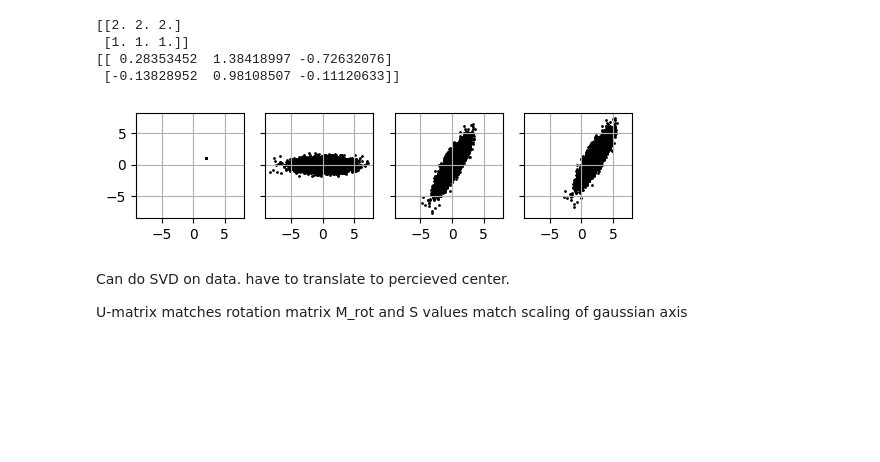
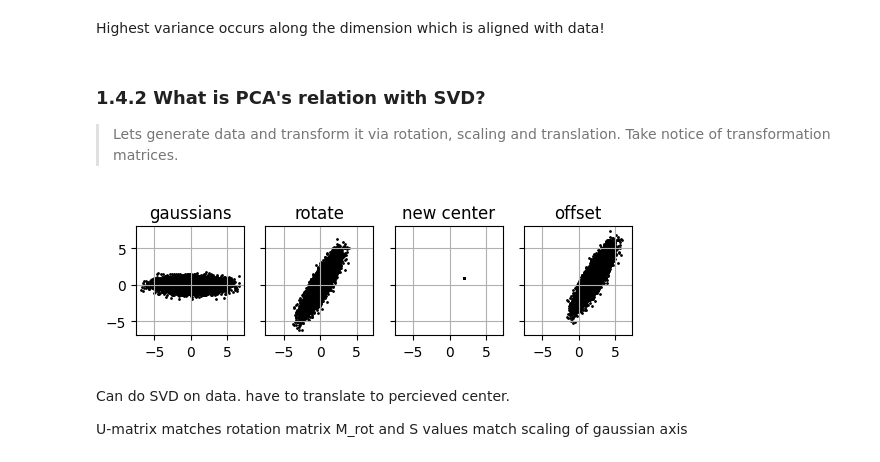
Before and after one commit to ajegorovs/aj_python_tool_lib, a Jupyter notebook: data_processing/SVD_singular_value_decompositon/SVD_PCA_tensor_decom_Brunton_2017.ipynb, the cells around one changed output. Saved outputs shown, nothing was run; the diff lists cells and outputs as text; code cells hidden in the pictures; blank space fills up the shorter version.

Commit message:
Rewrote/ added more notes for Singular Value Decomposition. Might have wrong interpretation of what SVD does in Brunton Ch.5 clustering.

```diff
--- a/data_processing/SVD_singular_value_decompositon/SVD_PCA_tensor_decom_Brunton_2017.ipynb
+++ b/data_processing/SVD_singular_value_decompositon/SVD_PCA_tensor_decom_Brunton_2017.ipynb
@@ -86,18 +174,19 @@ In fact A can be non-square, and you can solve overdetermined as well as underde
 # %%
-slope = 3
-param_a = np.arange(-2.0, 2.0, 0.25)                # domain
-param_a = param_a.reshape(-1,1)                     # form a matrix (N,1)
-noise = (np.random.rand(*param_a.shape)-0.5)*1.5    # generate noise
-param_b = slope*param_a + noise                     # gen linearly related data
+np.random.seed(69)
+s_true = 3
+x = np.arange(-2.0, 2.0, 0.25).reshape(-1,1)    # domain
+noise = 0.25*np.random.randn(*x.shape)          # generate noise (gaussian)
+y = s_true*x + noise                            # gen linearly related data
 
-U_hat,S_hat,V_hat = np.linalg.svd(param_a,full_matrices=False)
-print(U_hat.shape, S_hat.shape, V_hat.shape)
-S_hat_inv = (1/np.diag(S_hat))
-left_side = V_hat @ S_hat_inv @ U_hat.T
-x_prim =  left_side @ param_b
+U, S, Vh = np.linalg.svd(x,full_matrices=False)
 
-plt.plot(param_a,slope*param_a, label='real data')
-plt.scatter(param_a,param_b, c='g',label='data+noise')
-plt.plot(param_a,x_prim * param_a, c='r', linestyle='--', label='svd regression')
-plt.legend()
+Uh,S_inv,V = U.T, 1/np.diag(S_hat), Vh.T
+
+M = V @ S_inv @ Uh
+s_guess =  M @ y
+
+plt.plot(   x, s_true*x     , c='k', label='real data w\o noise', lw = 5)
+plt.scatter(x, y            , c='g', label='data \w noise')
+plt.plot(   x, s_guess * x  , c='r', label='svd regression', linestyle='--')
+plt.legend();
 # %% [output]
@@ -109,30 +249,31 @@ Principle Component Analysis (PCA)
+# %% [markdown]
+Highest variance occurs along the dimension which is aligned with data!
+# %% [markdown]
+### 1.4.2 What is PCA's relation with SVD?
+> Lets generate data and transform it via rotation, scaling and translation. Take notice of transformation matrices.
 # %%
 plt.rcParams['axes.grid'] = True
 center = np.array([2,1])
 scaling = np.array([2,0.5])
 
 theta = np.pi/3
-M_rot = np.array([
-                    [np.cos(theta),    -np.sin(theta)],
-                    [np.sin(theta),     np.cos(theta)]
-                ])
+
+M_rot = rotation_matrix(theta)
 
 num_points = 10000
-n_centers = np.diag(center) @ np.ones((2,num_points))                   ; print(n_centers[:,:3])
-n_gaussians = np.diag(scaling) @ np.random.normal(size=(2, num_points))  ; print(n_gaussians[:,:3])
+n_centers = np.diag(center) @ np.ones((2,num_points))
+n_gaussians = np.diag(scaling) @ np.random.normal(size=(2, num_points))
 n_gauss_rot = M_rot @ n_gaussians
 X = n_gauss_rot + n_centers
 fig, ax = plt.subplots(1,4, sharex=True, sharey=True)
 #ax = ax.reshape(ax.size)
-for i, pts in enumerate([n_centers, n_gaussians, n_gauss_rot, X]):
+titles = ['gaussians','rotate','new center', 'offset']
+for i, pts in enumerate([ n_gaussians, n_gauss_rot, n_centers, X]):
     ax[i].scatter(pts[0,:]    , pts[1,:], s = 1, c = 'k')
     ax[i].set_aspect(1)
+    ax[i].set_title(titles[i])
 # %% [output]
-[[2. 2. 2.]
- [1. 1. 1.]]
-[[ 0.28353452  1.38418997 -0.72632076]
- [-0.13828952  0.98108507 -0.11120633]]
-[figure, old version]
+[figure, new version]
 # %% [markdown]
 Can do SVD on data. have to translate to percieved center.
 
```
Also changed, not shown: parts of 21 cells of this notebook, 4 other files.
